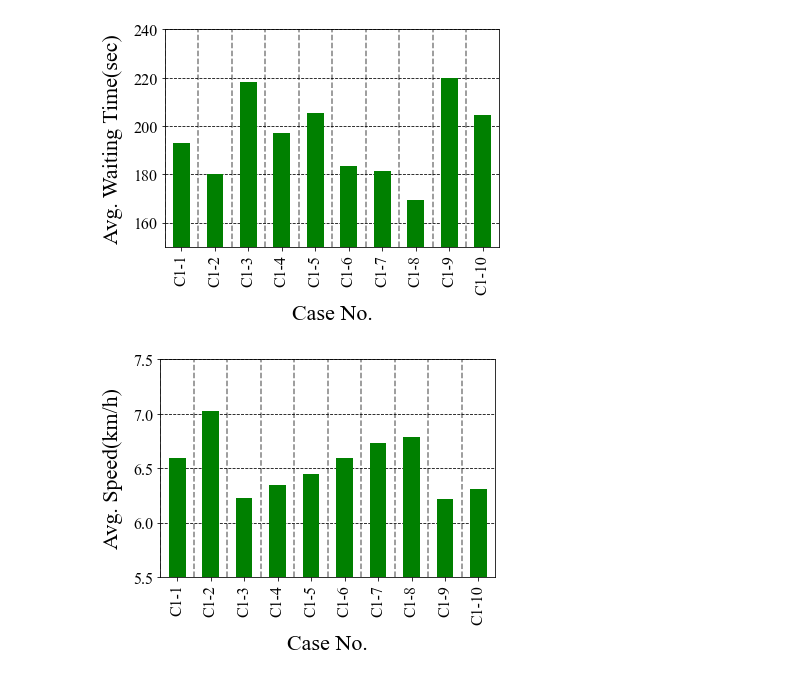
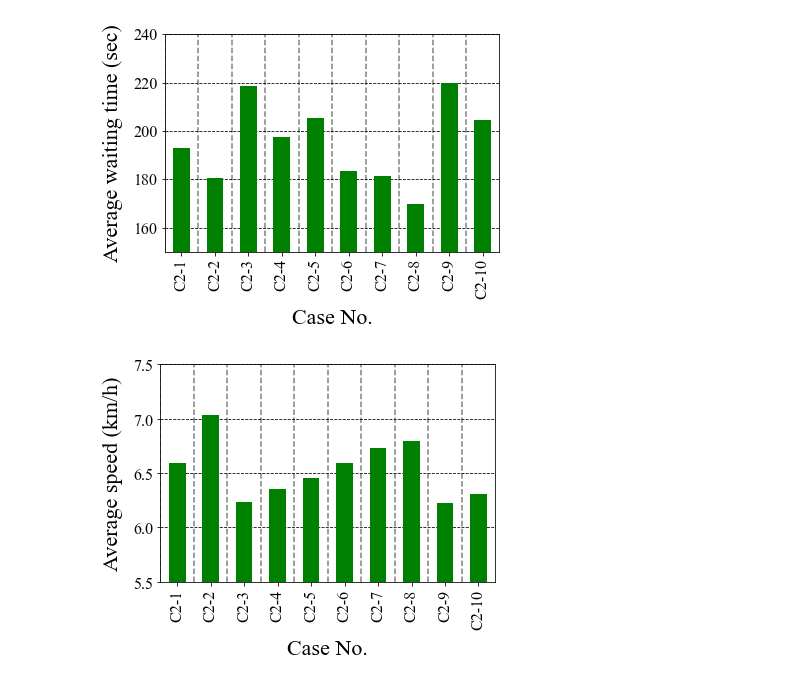
Before and after one commit to Osama00112/DhakaSim_RData, a Jupyter notebook: Bar Diagrams/bar_fig8.ipynb, the cells around one changed output. Saved outputs shown, nothing was run; the diff lists cells and outputs as text; code cells hidden in the pictures.

```diff
--- a/Bar Diagrams/bar_fig8.ipynb
+++ b/Bar Diagrams/bar_fig8.ipynb
@@ -5,34 +5,34 @@ import matplotlib
 data = pd.read_csv("file3.csv")
 # %%
 # Define the desired sorting order of the x-axis labels
-x_order = ["C1-{}".format(i) for i in range(1, 11)]
+x_order = ["C2-{}".format(i) for i in range(1, 11)]
 
 # Convert the "Case Code" column into a categorical data type with the desired sorting order
 data["Case Code"] = pd.Categorical(data["Case Code"], categories=x_order)
 
 # Group by case code and average speed
 grouped = data.groupby(["Case Code"])["Avg. Waiting Time"].mean()
 
 # Set font family to Times New Roman for all text elements
 matplotlib.rcParams['font.family'] = 'Times New Roman'
 # Plot bar graph
 grouped.plot(kind="bar", zorder = 2, color = "green")
 plt.ylim(150,240)
-plt.ylabel("Avg. Waiting Time(sec)", fontsize=22, labelpad=10)  # increase font size
+plt.ylabel("Average waiting time (sec)", fontsize=22, labelpad=10)  # increase font size
 plt.xlabel("Case No.", fontsize=22, labelpad=10, fontname = "Times New Roman")  # increase font size
 plt.tick_params(labelsize=16)  # increase tick font size
 plt.grid(True, axis="y", color = "black", linestyle = "--")
 for i in range(len(grouped)):
     plt.axvline(x=i - 0.5, color="black",  alpha=0.5, linestyle = "--")
 
 # Adjust spacing between tick labels and axes
 plt.savefig("plots/avg9-edited2.png", dpi=300, bbox_inches='tight')
 plt.show()
 # %% [output]
-[figure, old version]
+[figure, new version]
 # %%
 # Define the desired sorting order of the x-axis labels
-x_order = ["C1-{}".format(i) for i in range(1, 11)]
+x_order = ["C2-{}".format(i) for i in range(1, 11)]
 
 # Convert the "Case Code" column into a categorical data type with the desired sorting order
 data["Case Code"] = pd.Categorical(data["Case Code"], categories=x_order)
@@ -46,7 +46,7 @@ matplotlib.rcParams['font.family'] = 'Times New Roman'
 # Plot bar graph
 grouped.plot(kind="bar", zorder = 2, color = "green")
 plt.ylim(5.5,7.5)
-plt.ylabel("Avg. Speed(km/h)", fontsize=22, labelpad=10)  # increase font size
+plt.ylabel("Average speed (km/h)", fontsize=22, labelpad=10)  # increase font size
 plt.xlabel("Case No.", fontsize=22, labelpad=10, fontname = "Times New Roman")  # increase font size
 plt.tick_params(labelsize=16)  # increase tick font size
 plt.grid(True, axis="y", color = "black", linestyle = "--")
@@ -60,4 +60,4 @@ for i in range(len(grouped)):
 plt.savefig("plots/avg8-edited2.png", dpi=300, bbox_inches='tight')
 plt.show()
 # %% [output]
-[figure, old version]
+[figure, new version]
```
Also changed, not shown: 21 other files.
